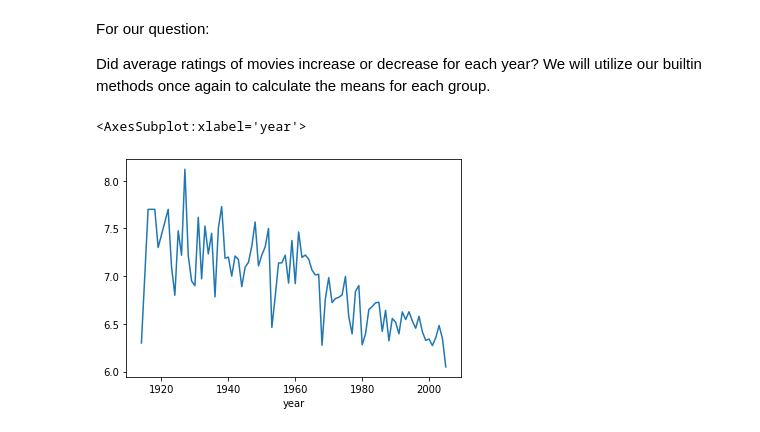
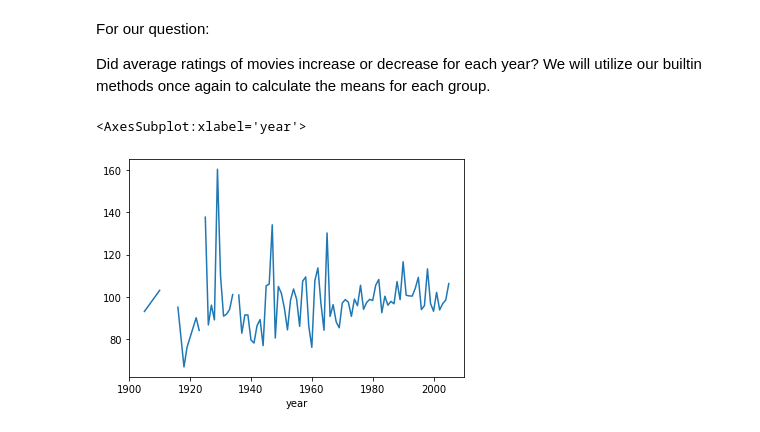
Before and after one commit to The-Knowledge-House/DS_22, a Jupyter notebook: phase_2/week_2/Lab/lab_notes.ipynb, the cells around one changed output. Saved outputs shown, nothing was run; the diff lists cells and outputs as text; code cells hidden in the pictures.

```diff
--- a/phase_2/week_2/Lab/lab_notes.ipynb
+++ b/phase_2/week_2/Lab/lab_notes.ipynb
@@ -101,8 +116,8 @@ We will utilize our builtin methods once again to calculate the means for each g
 # %%
 movies = df[df["kind"] == "movie"]
 
-means = movies.groupby("year")["rating"].mean()
+means = movies.groupby("year")["runtime"].mean()
 means.plot()
 # %% [output]
 <AxesSubplot:xlabel='year'>
-[figure, old version]
+[figure, new version]
```
Also changed, not shown: parts of 1 cell of this notebook, 3 other files.
